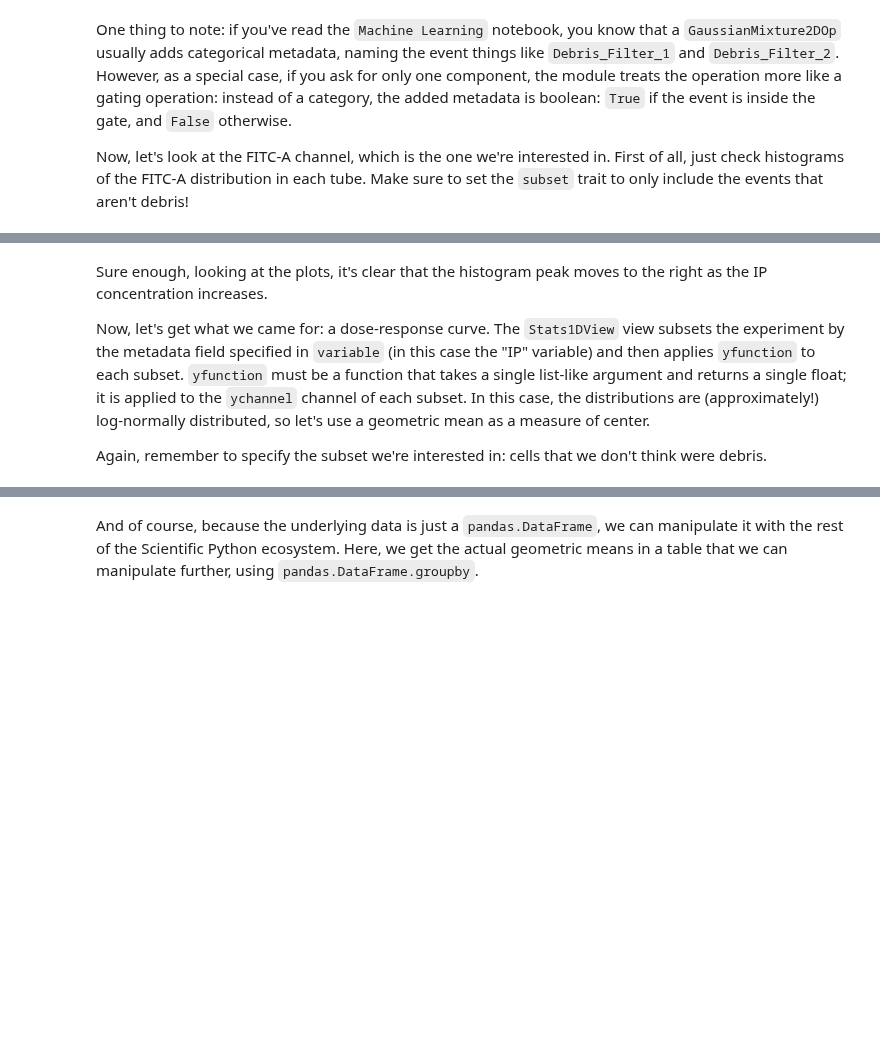
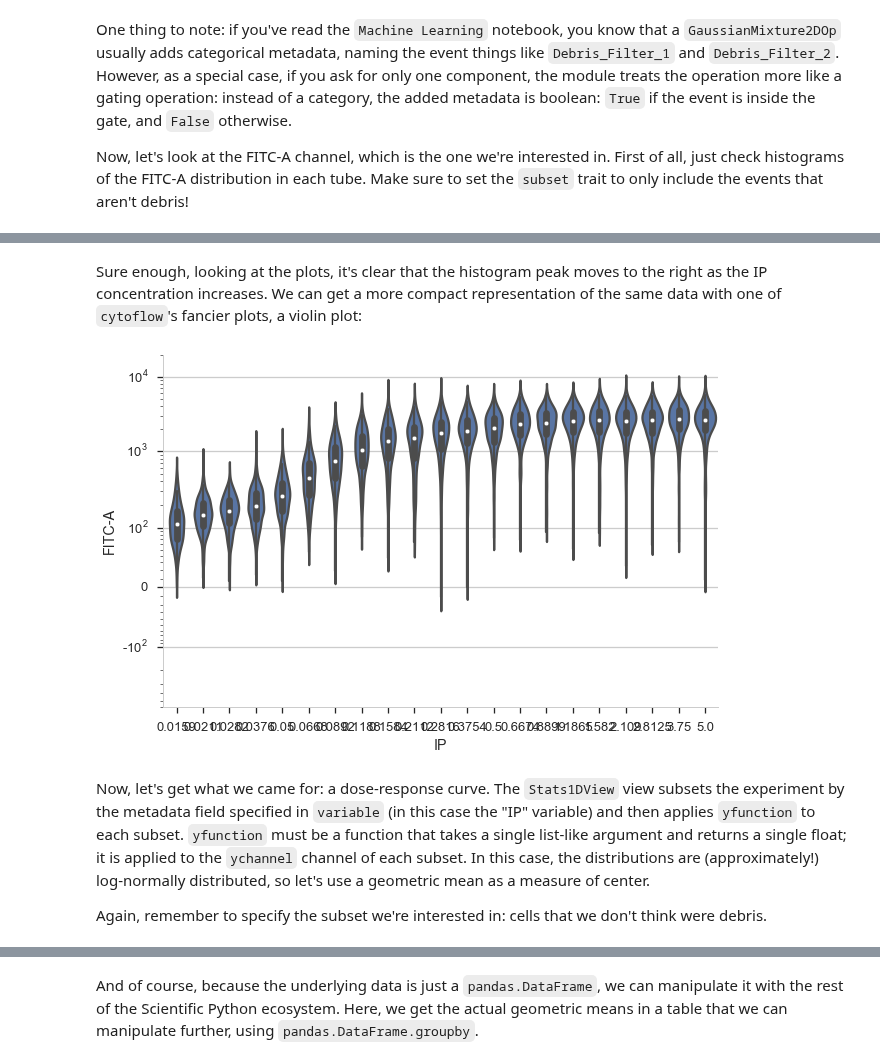
Before and after one commit to cytoflow/cytoflow, a Jupyter notebook: docs/examples-basic/Yeast Dose Reponse.ipynb, the cells around one changed output, grey strips where cells are left out. Cells and saved outputs as stored; diff of their text form; code cells hidden in the pictures; blank space fills up the shorter version.

```diff
--- a/docs/examples-basic/Yeast Dose Reponse.ipynb
+++ b/docs/examples-basic/Yeast Dose Reponse.ipynb
@@ -96,6 +95,13 @@ flow.HistogramView(channel = "FITC-A",
+# %% [markdown]
+Sure enough, looking at the plots, it's clear that the histogram peak moves to the right as the IP concentration increases.  We can get a more compact representation of the same data with one of `cytoflow`'s fancier plots, a violin plot:
+# %%
+flow.ViolinPlotView(variable = "IP",
+                    channel = "FITC-A",
+                    scale = "logicle",
+                    subset = "Debris_Filter == True").plot(ex2)
+# %% [output]
+[figure, added]
 # %% [markdown]
-Sure enough, looking at the plots, it's clear that the histogram peak moves to the right as the IP concentration increases.
-
 Now, let's get what we came for: a dose-response curve.  The `Stats1DView` view subsets the experiment by the metadata field specified in `variable` (in this case the "IP" variable) and then applies `yfunction` to each subset.  `yfunction` must be a function that takes a single list-like argument and returns a single float; it is applied to the `ychannel` channel of each subset.  In this case, the distributions are (approximately!) log-normally distributed, so let's use a geometric mean as a measure of center.
 
 Again, remember to specify the subset we're interested in: cells that we don't think were debris.
```
Also changed, not shown: parts of 7 cells of this notebook, 18 other files.
